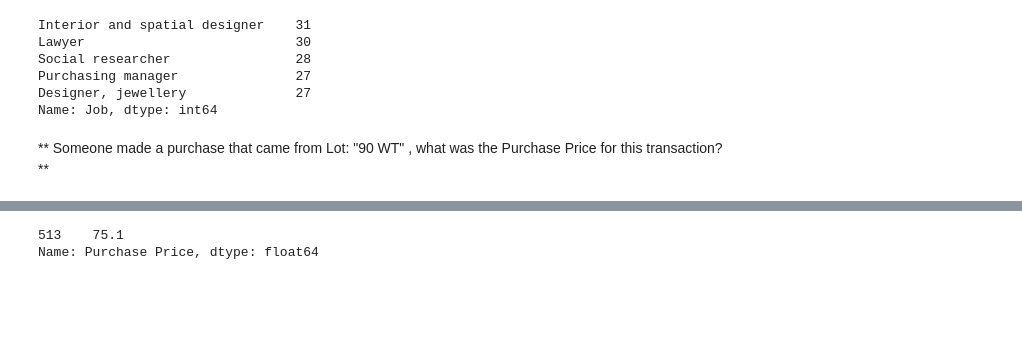
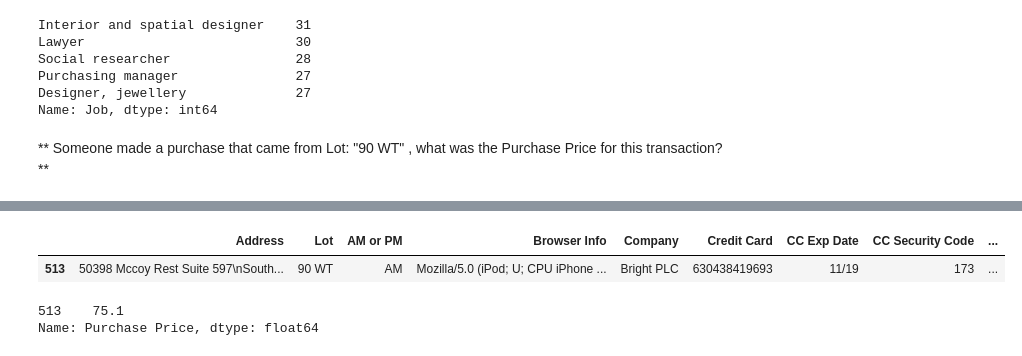
Before and after one commit to roblivesinottawa/data_science_machine_learning_python, a Jupyter notebook: 04-Pandas-Exercises/03-Ecommerce Purchases Exercise .ipynb, the cells around one changed output, grey strips where cells are left out. Saved outputs shown, nothing was run; the diff lists cells and outputs as text; code cells hidden in the pictures; blank space fills up the shorter version.

```diff
--- a/04-Pandas-Exercises/03-Ecommerce Purchases Exercise .ipynb
+++ b/04-Pandas-Exercises/03-Ecommerce Purchases Exercise .ipynb
@@ -156,3 +278,8 @@ Name: Job, dtype: int64
+# %%
+ecom[ecom['Lot'] == '90 WT']
+# %% [output]
+|  | Address | Lot | AM or PM | Browser Info | Company | Credit Card | CC Exp Date | CC Security Code | ... |
+| 513 | 50398 Mccoy Rest Suite 597\nSouth... | 90 WT | AM | Mozilla/5.0 (iPod; U; CPU iPhone ... | Bright PLC | 630438419693 | 11/19 | 173 | ... |
 # %%
 ecom[ecom['Lot'] == '90 WT']['Purchase Price']
 # %% [output]
```
Also changed, not shown: parts of 26 cells of this notebook.
